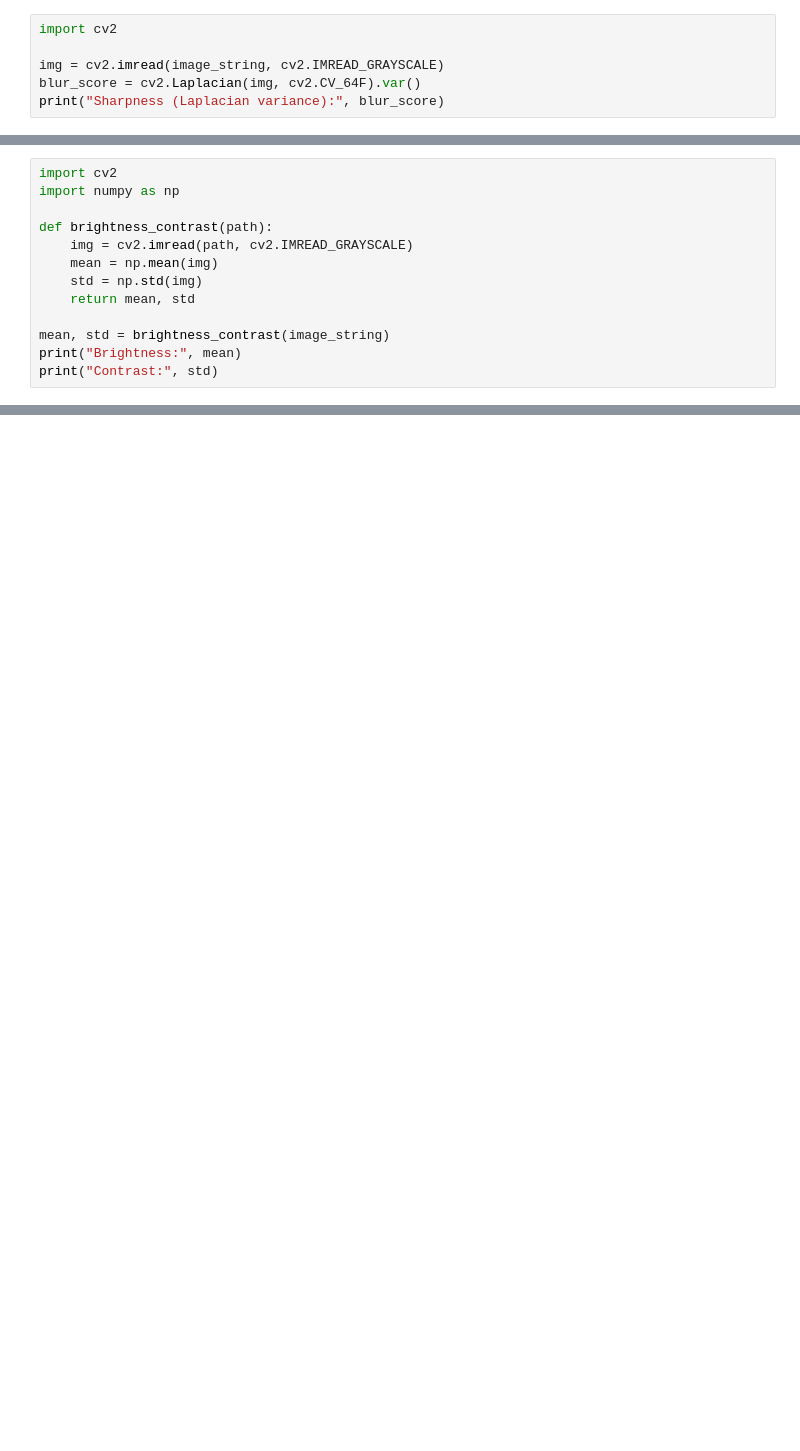
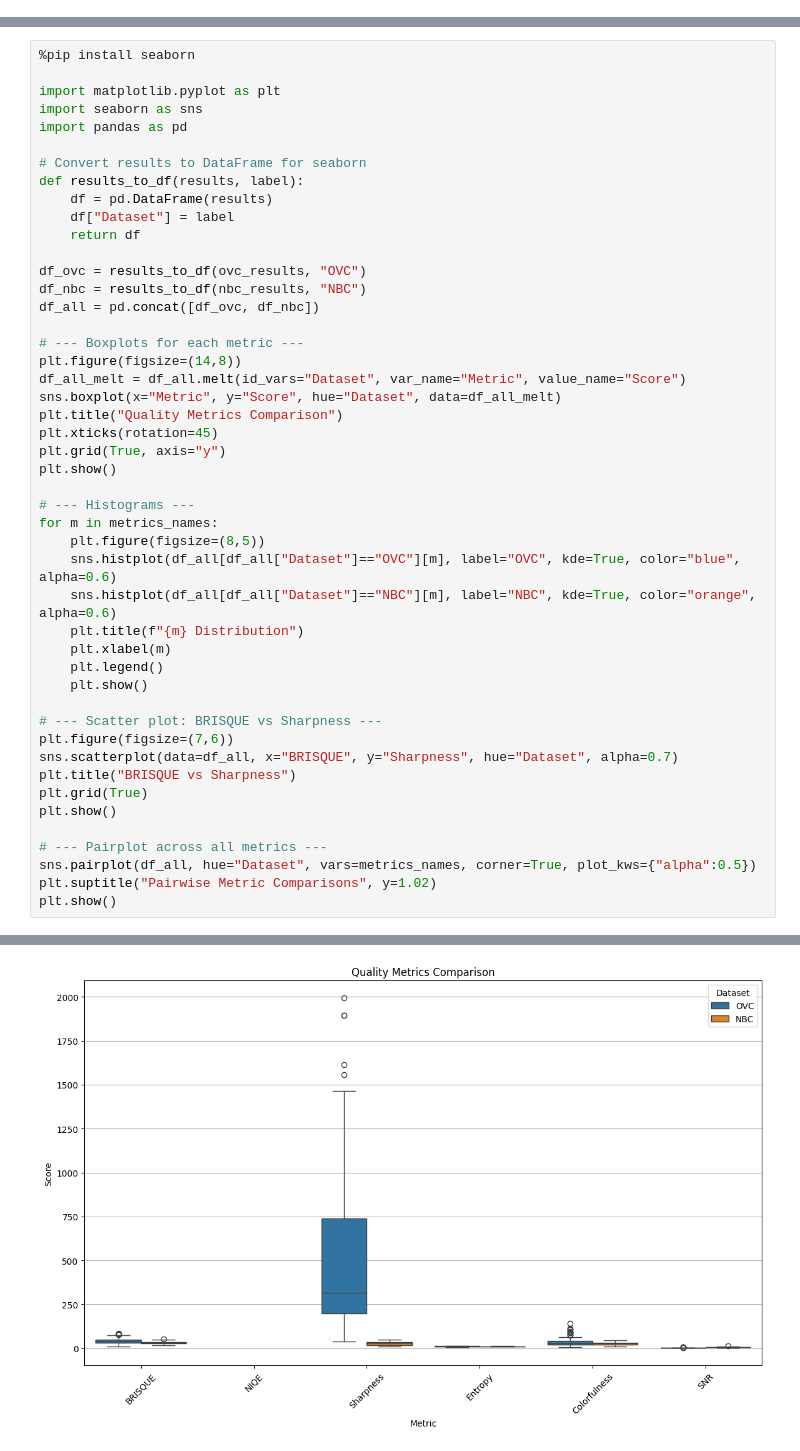
Before and after one commit to MeganSpielberg/fossil-ai-feedback, a Jupyter notebook: prototype/image_quality_assessment/ImageQuality.ipynb, the cells around one changed output, grey strips where cells are left out. Cells and saved outputs as stored; diff of their text form; blank space fills up the shorter version.

Commit message:
Testing calculation of IQM
IQM = Image quality metrics

```diff
--- a/prototype/image_quality_assessment/ImageQuality.ipynb
+++ b/prototype/image_quality_assessment/ImageQuality.ipynb
@@ -97,6 +0,0 @@ BRISQUE score: 42.62762451171875
-# %%
-import cv2
-
-img = cv2.imread(image_string, cv2.IMREAD_GRAYSCALE)
-blur_score = cv2.Laplacian(img, cv2.CV_64F).var()
-print("Sharpness (Laplacian variance):", blur_score)
@@ -105,13 +0,0 @@ Sharpness (Laplacian variance): 128.00807110105055
-# %%
-import cv2
-import numpy as np
-
-def brightness_contrast(path):
-    img = cv2.imread(path, cv2.IMREAD_GRAYSCALE)
-    mean = np.mean(img)
-    std = np.std(img)
-    return mean, std
-
-mean, std = brightness_contrast(image_string)
-print("Brightness:", mean)
-print("Contrast:", std)
@@ -174,0 +174,48 @@ Number of main objects detected: 2
+# %%
+%pip install seaborn
+
+import matplotlib.pyplot as plt
+import seaborn as sns
+import pandas as pd
+
+# Convert results to DataFrame for seaborn
+def results_to_df(results, label):
+    df = pd.DataFrame(results)
+    df["Dataset"] = label
+    return df
+
+df_ovc = results_to_df(ovc_results, "OVC")
+df_nbc = results_to_df(nbc_results, "NBC")
+df_all = pd.concat([df_ovc, df_nbc])
+
+# --- Boxplots for each metric ---
+plt.figure(figsize=(14,8))
+df_all_melt = df_all.melt(id_vars="Dataset", var_name="Metric", value_name="Score")
+sns.boxplot(x="Metric", y="Score", hue="Dataset", data=df_all_melt)
+plt.title("Quality Metrics Comparison")
+plt.xticks(rotation=45)
+plt.grid(True, axis="y")
+plt.show()
+
+# --- Histograms ---
+for m in metrics_names:
+    plt.figure(figsize=(8,5))
+    sns.histplot(df_all[df_all["Dataset"]=="OVC"][m], label="OVC", kde=True, color="blue", alpha=0.6)
+    sns.histplot(df_all[df_all["Dataset"]=="NBC"][m], label="NBC", kde=True, color="orange", alpha=0.6)
+    plt.title(f"{m} Distribution")
+    plt.xlabel(m)
+    plt.legend()
+    plt.show()
+
+# --- Scatter plot: BRISQUE vs Sharpness ---
+plt.figure(figsize=(7,6))
+sns.scatterplot(data=df_all, x="BRISQUE", y="Sharpness", hue="Dataset", alpha=0.7)
+plt.title("BRISQUE vs Sharpness")
+plt.grid(True)
+plt.show()
+
+# --- Pairplot across all metrics ---
+sns.pairplot(df_all, hue="Dataset", vars=metrics_names, corner=True, plot_kws={"alpha":0.5})
+plt.suptitle("Pairwise Metric Comparisons", y=1.02)
+plt.show()
+# %% [output]
@@ -174,0 +244 @@ Number of main objects detected: 2
+[figure, added]
```
Also changed, not shown: parts of 22 cells of this notebook, 3 other files.
